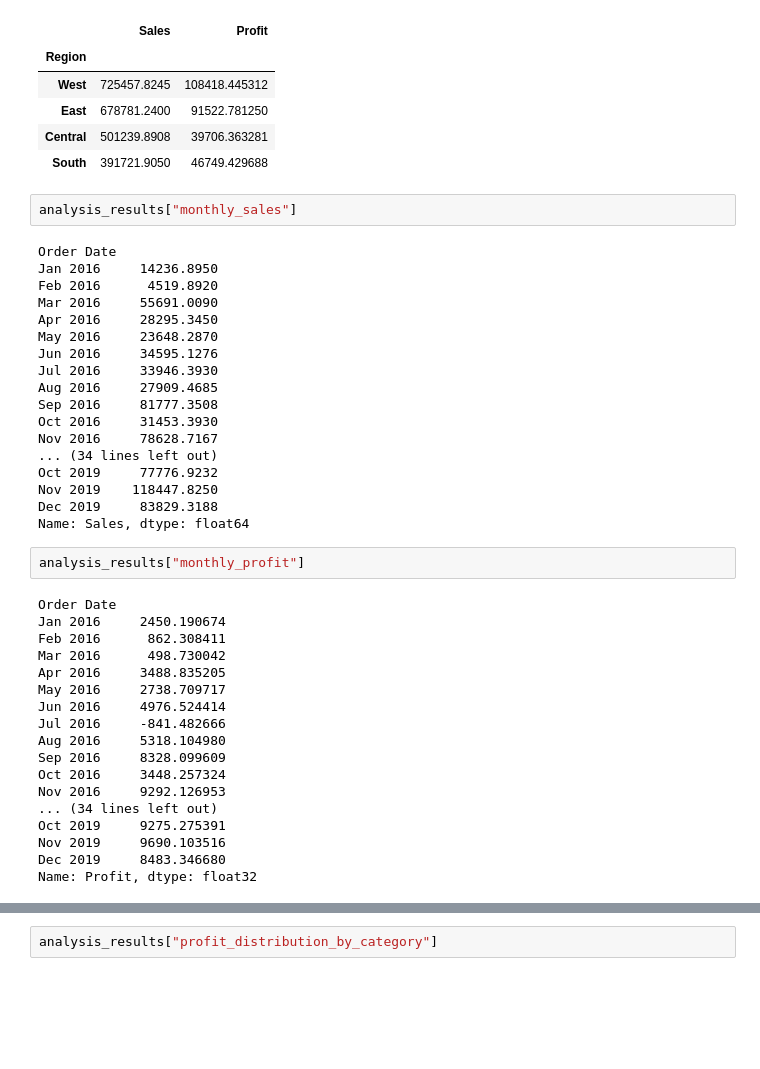
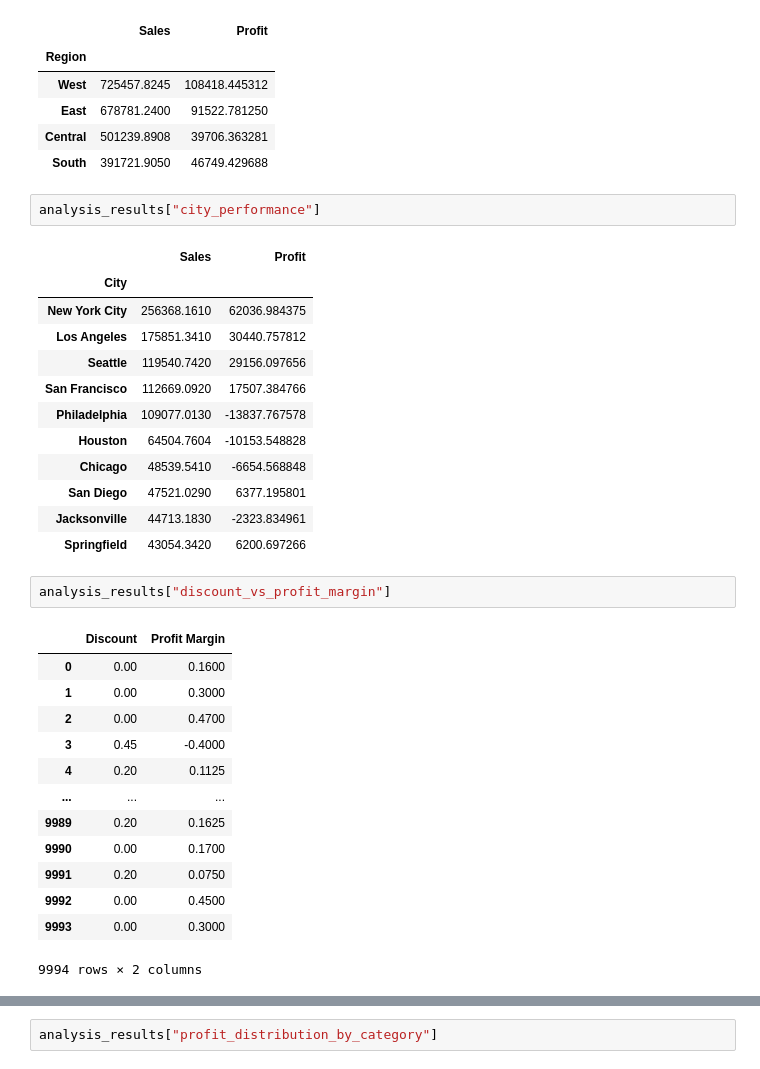
Before and after one commit to Saifeldenkhaled/Mini_project_Repo, a Jupyter notebook: MiniProject.ipynb, the cells around one changed output, grey strips where cells are left out. Saved outputs shown, nothing was run; the diff lists cells and outputs as text; blank space fills up the shorter version.

```diff
--- a/MiniProject.ipynb
+++ b/MiniProject.ipynb
@@ -333,43 +333,34 @@ analysis_results["regional_performance"]
 | Central | 501239.8908 | 39706.363281 |
 | South | 391721.9050 | 46749.429688 |
 # %%
-analysis_results["monthly_sales"]
+analysis_results["city_performance"]
 # %% [output]
-Order Date
-Jan 2016     14236.8950
-Feb 2016      4519.8920
-Mar 2016     55691.0090
-Apr 2016     28295.3450
-May 2016     23648.2870
-Jun 2016     34595.1276
-Jul 2016     33946.3930
-Aug 2016     27909.4685
-Sep 2016     81777.3508
-Oct 2016     31453.3930
-Nov 2016     78628.7167
-... (34 lines left out)
-Oct 2019     77776.9232
-Nov 2019    118447.8250
-Dec 2019     83829.3188
-Name: Sales, dtype: float64
+|  | Sales | Profit |
+| City |  |  |
+| New York City | 256368.1610 | 62036.984375 |
+| Los Angeles | 175851.3410 | 30440.757812 |
+| Seattle | 119540.7420 | 29156.097656 |
+| San Francisco | 112669.0920 | 17507.384766 |
+| Philadelphia | 109077.0130 | -13837.767578 |
+| Houston | 64504.7604 | -10153.548828 |
+| Chicago | 48539.5410 | -6654.568848 |
+| San Diego | 47521.0290 | 6377.195801 |
+| Jacksonville | 44713.1830 | -2323.834961 |
+| Springfield | 43054.3420 | 6200.697266 |
 # %%
-analysis_results["monthly_profit"]
+analysis_results["discount_vs_profit_margin"]
 # %% [output]
+|  | Discount | Profit Margin |
+| 0 | 0.00 | 0.1600 |
+| 1 | 0.00 | 0.3000 |
+| 2 | 0.00 | 0.4700 |
+| 3 | 0.45 | -0.4000 |
+| 4 | 0.20 | 0.1125 |
+| ... | ... | ... |
+| 9989 | 0.20 | 0.1625 |
+| 9990 | 0.00 | 0.1700 |
+| 9991 | 0.20 | 0.0750 |
+| 9992 | 0.00 | 0.4500 |
+| 9993 | 0.00 | 0.3000 |
-Order Date
-Jan 2016     2450.190674
-Feb 2016      862.308411
-Mar 2016      498.730042
-Apr 2016     3488.835205
-May 2016     2738.709717
-Jun 2016     4976.524414
-Jul 2016     -841.482666
-Aug 2016     5318.104980
-Sep 2016     8328.099609
-Oct 2016     3448.257324
-Nov 2016     9292.126953
-... (34 lines left out)
-Oct 2019     9275.275391
-Nov 2019     9690.103516
-Dec 2019     8483.346680
-Name: Profit, dtype: float32
+9994 rows × 2 columns
 # %%
```
Also changed, not shown: parts of 34 cells of this notebook, 2 other files.
